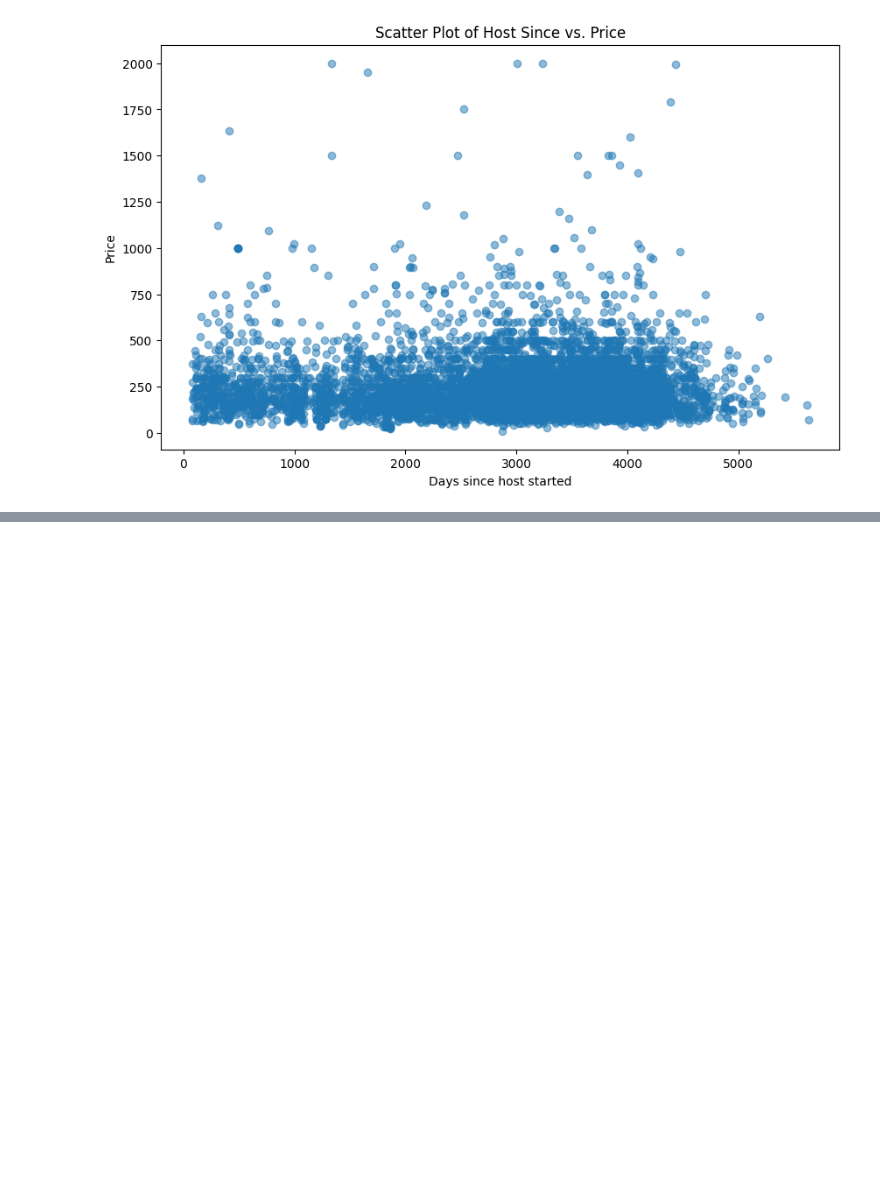
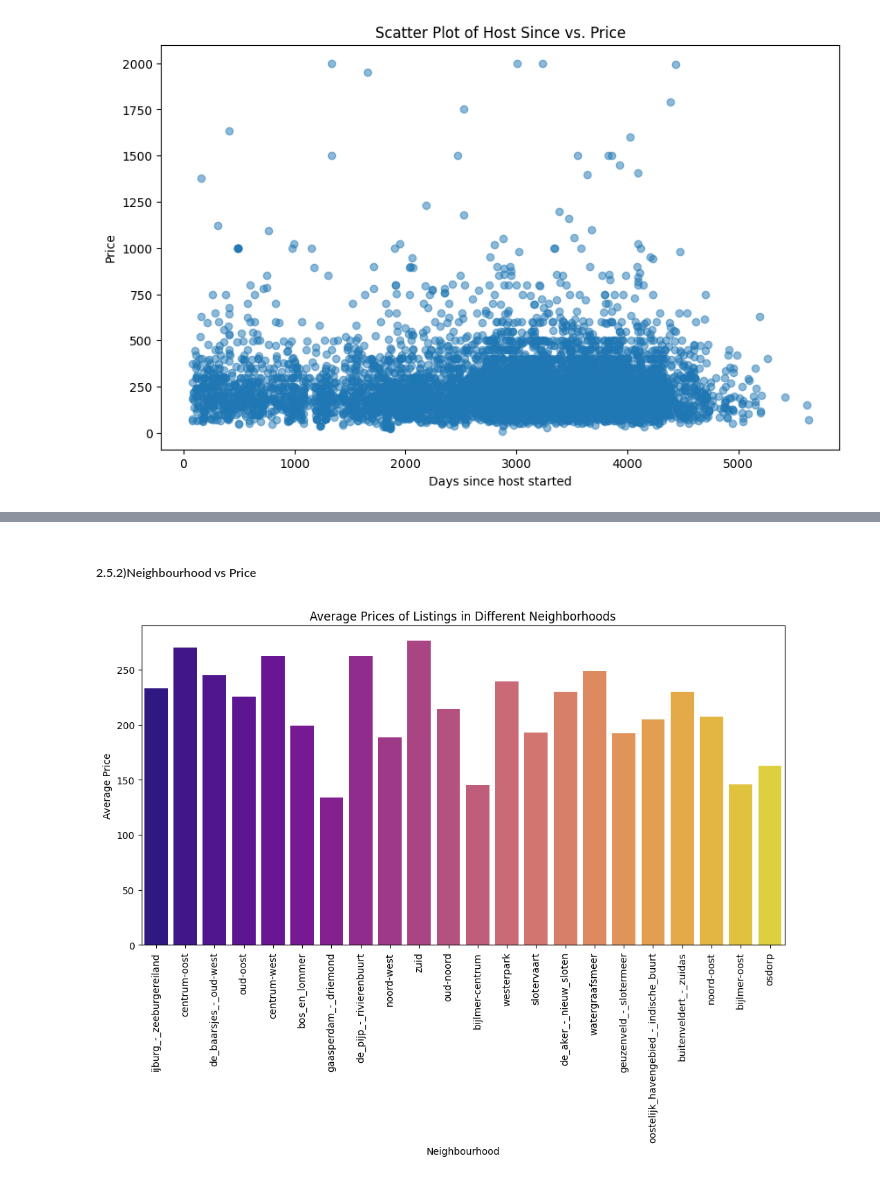
Before and after one commit to amitbharti017/Amsterdam_Airbnb, a Jupyter notebook: notebook/EDA.ipynb, the cells around one changed output, grey strips where cells are left out. Cells and saved outputs as stored; diff of their text form; code cells hidden in the pictures; blank space fills up the shorter version.

```diff
--- a/notebook/EDA.ipynb
+++ b/notebook/EDA.ipynb
@@ -576,0 +603,14 @@ plt.show()
+# %% [markdown]
+##### 2.5.2)Neighbourhood vs Price
+# %%
+import seaborn as sns
+import matplotlib.pyplot as plt
+plt.figure(figsize=(12, 6))
+sns.barplot(x='neighbourhood_cleansed', y='price', data=df_filter_full_train, ci=None, palette='plasma')
+plt.title('Average prices of listings in different neighborhoods')
+plt.xlabel('Neighbourhood')
+plt.ylabel('Average Price')
+plt.xticks(rotation=90)
+plt.show()
+# %% [output]
+[figure, added]
```
Also changed, not shown: parts of 28 cells of this notebook.
